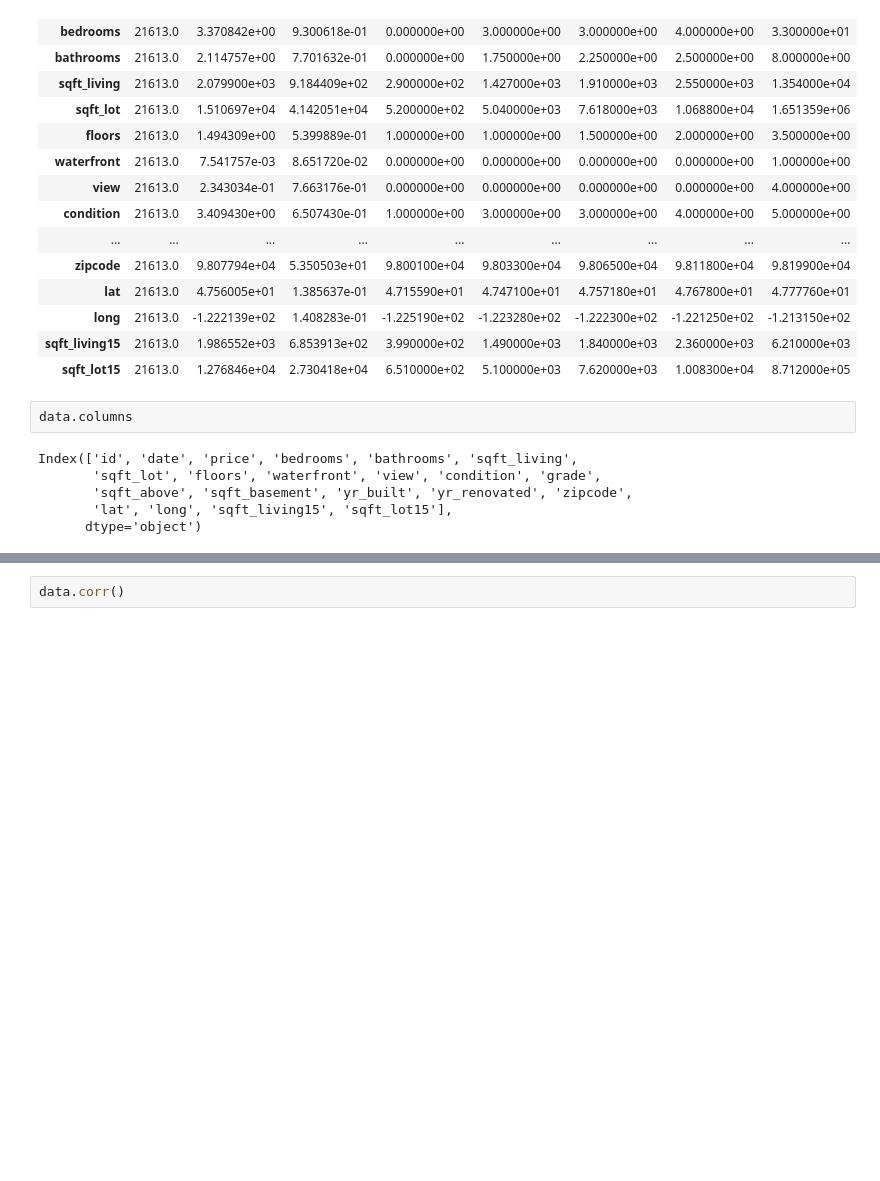
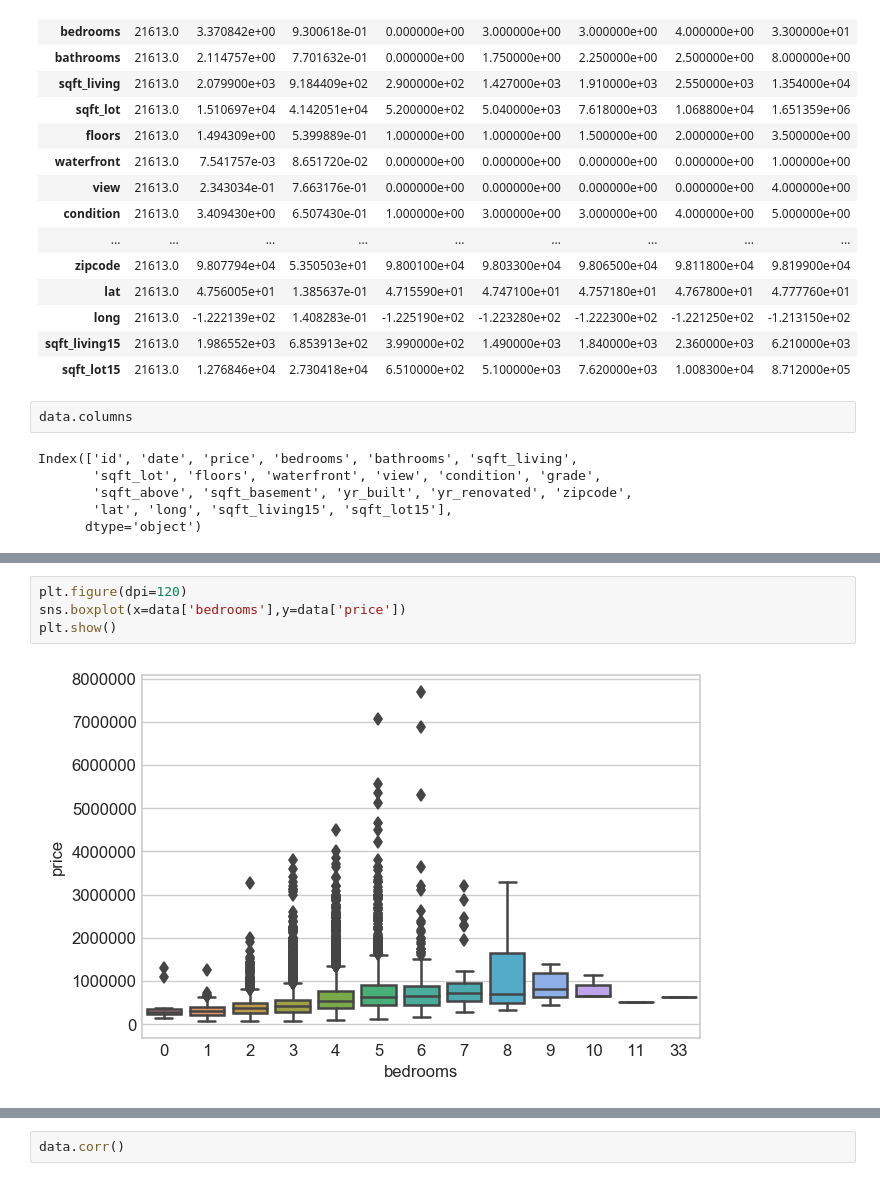
Before and after one commit to BharathC15/NielitChennai, a Jupyter notebook: python/projects/houseSales/basicHousePrice.ipynb, the cells around one changed output, grey strips where cells are left out. Cells and saved outputs as stored; diff of their text form; blank space fills up the shorter version.

```diff
--- a/python/projects/houseSales/basicHousePrice.ipynb
+++ b/python/projects/houseSales/basicHousePrice.ipynb
@@ -65,0 +82,6 @@ Index(['id', 'date', 'price', 'bedrooms', 'bathrooms', 'sqft_living',
+# %%
+plt.figure(dpi=120)
+sns.boxplot(x=data['bedrooms'],y=data['price'])
+plt.show()
+# %% [output]
+[figure, added]
```
Also changed, not shown: parts of 29 cells of this notebook, 1 other file.
